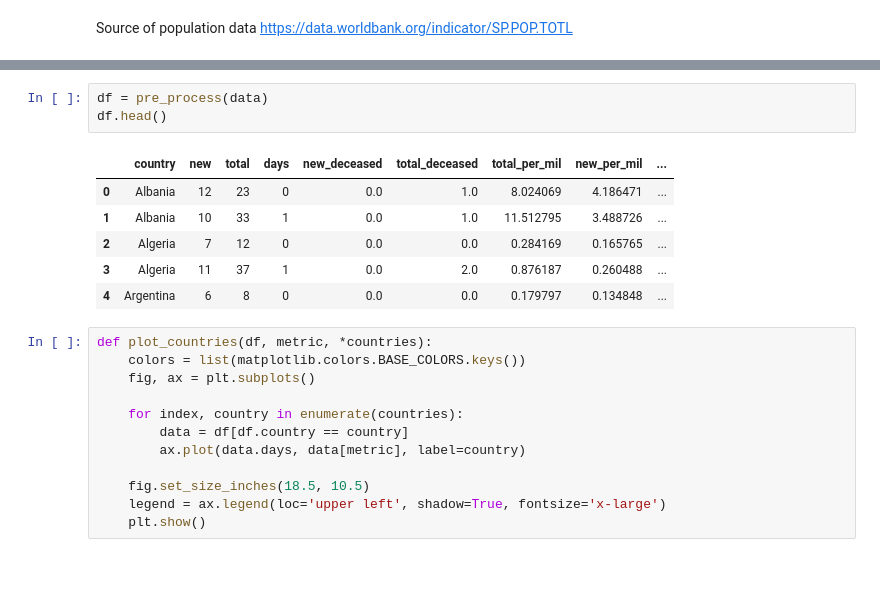
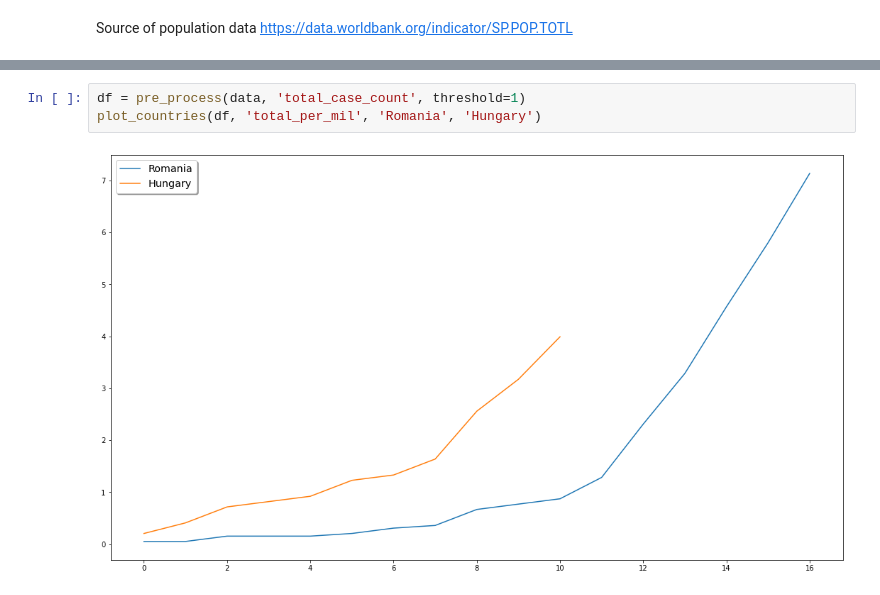
Before and after one commit to terkalma/coviddata, a Jupyter notebook: main.ipynb, the cells around one changed output, grey strips where cells are left out. Saved outputs shown, nothing was run; the diff lists cells and outputs as text; blank space fills up the shorter version.

```diff
--- a/main.ipynb
+++ b/main.ipynb
@@ -90,22 +134,5 @@ def pre_process(data):
 # %%
-df = pre_process(data)
-df.head()
+df = pre_process(data, 'total_case_count', threshold=1)
+plot_countries(df, 'total_per_mil', 'Romania', 'Hungary')
 # %% [output]
-|  | country | new | total | days | new_deceased | total_deceased | total_per_mil | new_per_mil | ... |
-| 0 | Albania | 12 | 23 | 0 | 0.0 | 1.0 | 8.024069 | 4.186471 | ... |
-| 1 | Albania | 10 | 33 | 1 | 0.0 | 1.0 | 11.512795 | 3.488726 | ... |
-| 2 | Algeria | 7 | 12 | 0 | 0.0 | 0.0 | 0.284169 | 0.165765 | ... |
-| 3 | Algeria | 11 | 37 | 1 | 0.0 | 2.0 | 0.876187 | 0.260488 | ... |
-| 4 | Argentina | 6 | 8 | 0 | 0.0 | 0.0 | 0.179797 | 0.134848 | ... |
+[figure, added]
-# %%
-def plot_countries(df, metric, *countries):
-    colors = list(matplotlib.colors.BASE_COLORS.keys())
-    fig, ax = plt.subplots()
-
-    for index, country in enumerate(countries):
-        data = df[df.country == country]
-        ax.plot(data.days, data[metric], label=country)
-
-    fig.set_size_inches(18.5, 10.5)
-    legend = ax.legend(loc='upper left', shadow=True, fontsize='x-large')
-    plt.show()
```
Also changed, not shown: parts of 21 cells of this notebook, 5 other files.
